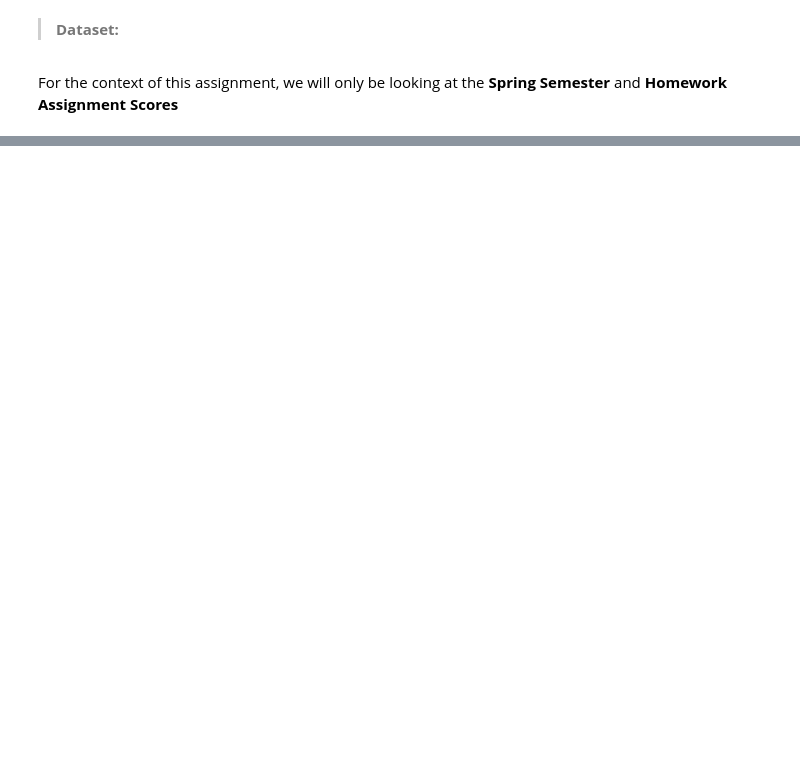
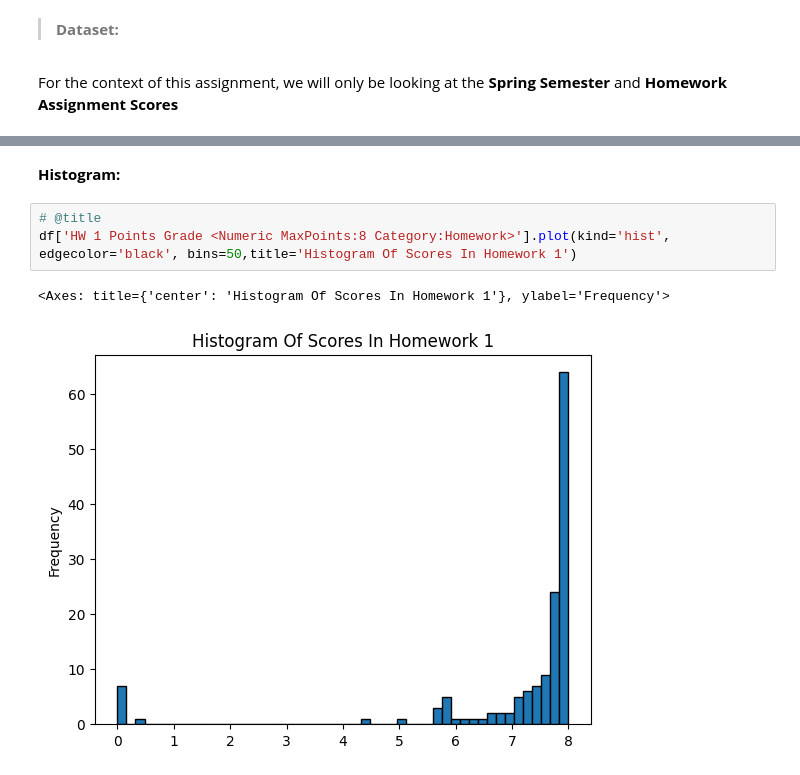
Before and after one commit to talamo13/Student-Success-Dashboard, a Jupyter notebook: F20_HW_Assignments.ipynb, the cells around one changed output, grey strips where cells are left out. Cells and saved outputs as stored; diff of their text form; blank space fills up the shorter version.

Commit message:
Added raw data and histogram

```diff
--- a/F20_HW_Assignments.ipynb
+++ b/F20_HW_Assignments.ipynb
@@ -76,0 +90,8 @@ grade_occurences.plot(kind='pie', title='Distribution Of Scores In Homework 1')
+# %% [markdown]
+**Histogram:**
+# %%
+# @title
+df['HW 1 Points Grade <Numeric MaxPoints:8 Category:Homework>'].plot(kind='hist', edgecolor='black', bins=50,title='Histogram Of Scores In Homework 1')
+# %% [output]
+<Axes: title={'center': 'Histogram Of Scores In Homework 1'}, ylabel='Frequency'>
+[figure, added]
```
Also changed, not shown: parts of 9 cells of this notebook.
